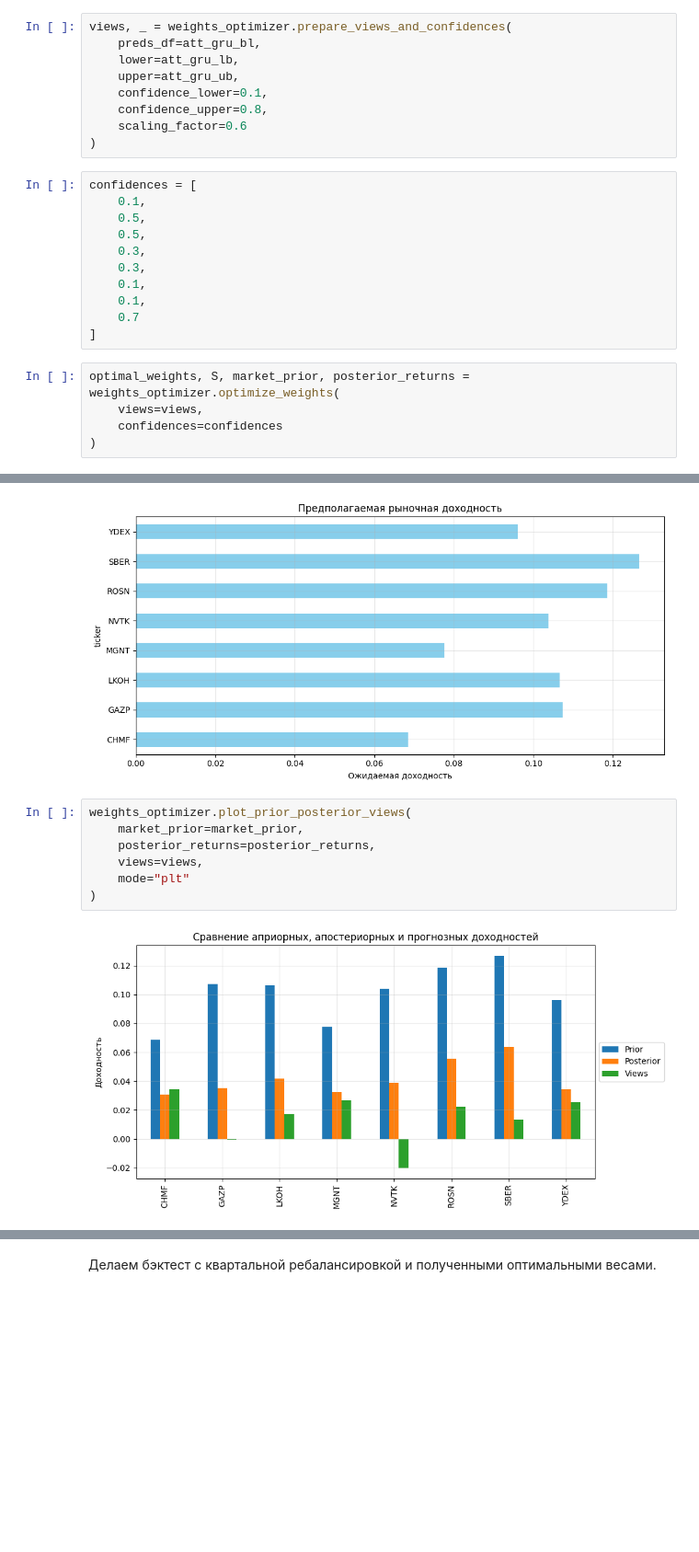
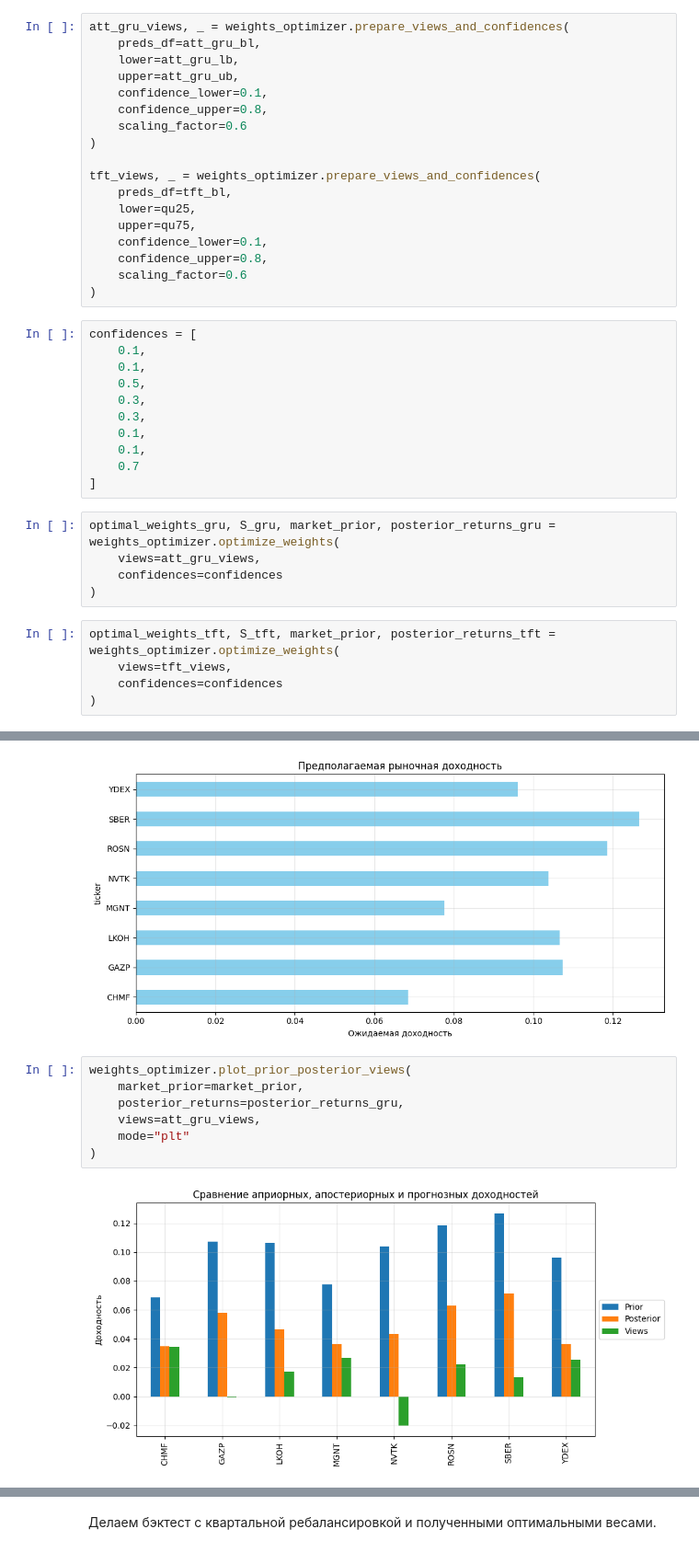
Before and after one commit to garotar/PortfolioOptimization, a Jupyter notebook: experiments.ipynb, the cells around one changed output, grey strips where cells are left out. Shown at 92% size. Drawn from its saved outputs; the diff is of its cells as text; blank space fills up the shorter version.

```diff
--- a/experiments.ipynb
+++ b/experiments.ipynb
@@ -821,7 +985,7 @@ att_gru_bl = weights_optimizer.prepare_predictions(
 # %% [markdown]
 С помощью метода `prepare_views_and_confidences` можно рассчитать уверенности на основе доверительного интервала. Но в качестве эксперимента зададим уверенности вручную.
 # %%
-views, _ = weights_optimizer.prepare_views_and_confidences(
+att_gru_views, _ = weights_optimizer.prepare_views_and_confidences(
     preds_df=att_gru_bl,
     lower=att_gru_lb,
     upper=att_gru_ub,
@@ -829,10 +993,19 @@ views, _ = weights_optimizer.prepare_views_and_confidences(
     confidence_upper=0.8,
     scaling_factor=0.6
 )
+
+tft_views, _ = weights_optimizer.prepare_views_and_confidences(
+    preds_df=tft_bl,
+    lower=qu25,
+    upper=qu75,
+    confidence_lower=0.1,
+    confidence_upper=0.8,
+    scaling_factor=0.6
+)
 # %%
 confidences = [
     0.1,
-    0.5,
+    0.1,
     0.5,
     0.3,
     0.3,
@@ -841,10 +1014,15 @@ confidences = [
     0.7
 ]
 # %%
-optimal_weights, S, market_prior, posterior_returns = weights_optimizer.optimize_weights(
-    views=views,
+optimal_weights_gru, S_gru, market_prior, posterior_returns_gru = weights_optimizer.optimize_weights(
+    views=att_gru_views,
     confidences=confidences
 )
+# %%
+optimal_weights_tft, S_tft, market_prior, posterior_returns_tft = weights_optimizer.optimize_weights(
+    views=tft_views,
+    confidences=confidences
+)
 # %%
 weights_optimizer.plot_market_prior(
     market_prior=market_prior,
@@ -855,9 +1033,9 @@ weights_optimizer.plot_market_prior(
 # %%
 weights_optimizer.plot_prior_posterior_views(
     market_prior=market_prior,
-    posterior_returns=posterior_returns,
-    views=views,
+    posterior_returns=posterior_returns_gru,
+    views=att_gru_views,
     mode="plt"
 )
 # %% [output]
-[figure, old version]
+[figure, new version]
```
Also changed, not shown: parts of 35 cells of this notebook, 5 other files.
